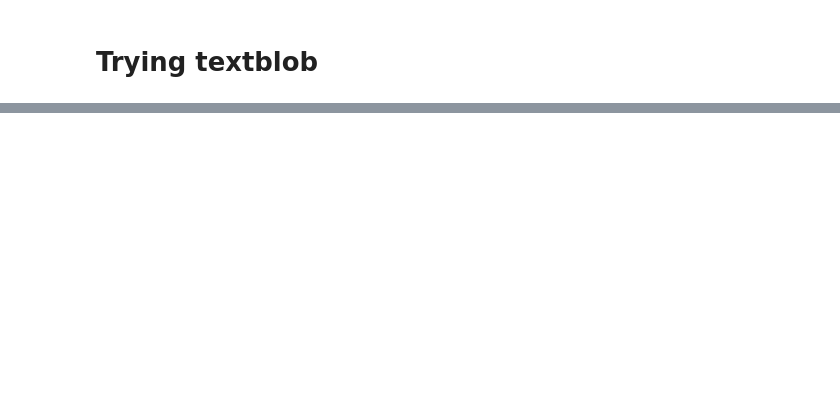
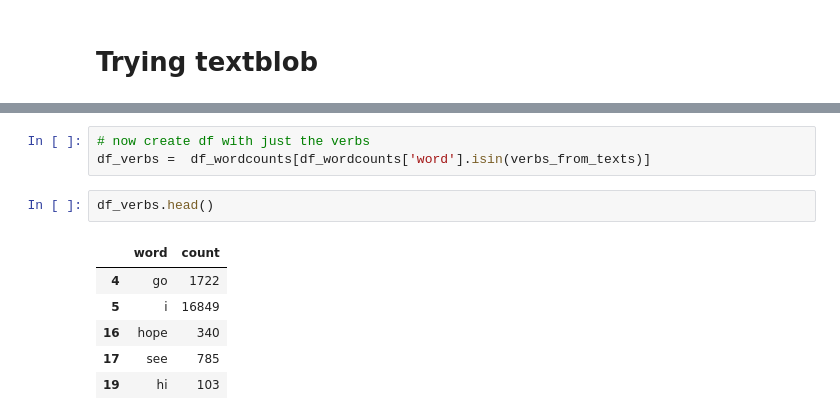
Before and after one commit to wbreilly/python_psc290, a Jupyter notebook: hw/text_proc_hw.ipynb, the cells around one changed output, grey strips where cells are left out. Drawn from its saved outputs; the diff is of its cells as text; blank space fills up the shorter version.

```diff
--- a/hw/text_proc_hw.ipynb
+++ b/hw/text_proc_hw.ipynb
@@ -130,0 +152,12 @@ defaultdict(int,
+# %%
+# now create df with just the verbs
+df_verbs =  df_wordcounts[df_wordcounts['word'].isin(verbs_from_texts)]
+# %%
+df_verbs.head()
+# %% [output]
+|  | word | count |
+| 4 | go | 1722 |
+| 5 | i | 16849 |
+| 16 | hope | 340 |
+| 17 | see | 785 |
+| 19 | hi | 103 |
```
Also changed, not shown: parts of 23 cells of this notebook.
